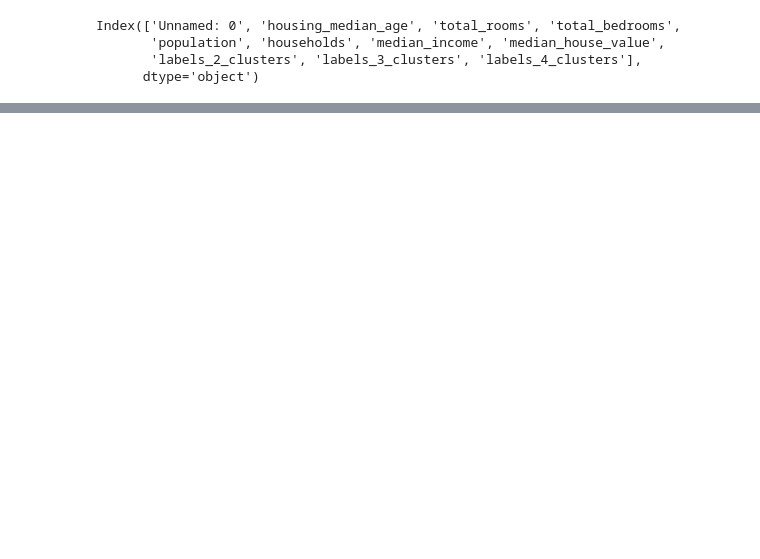
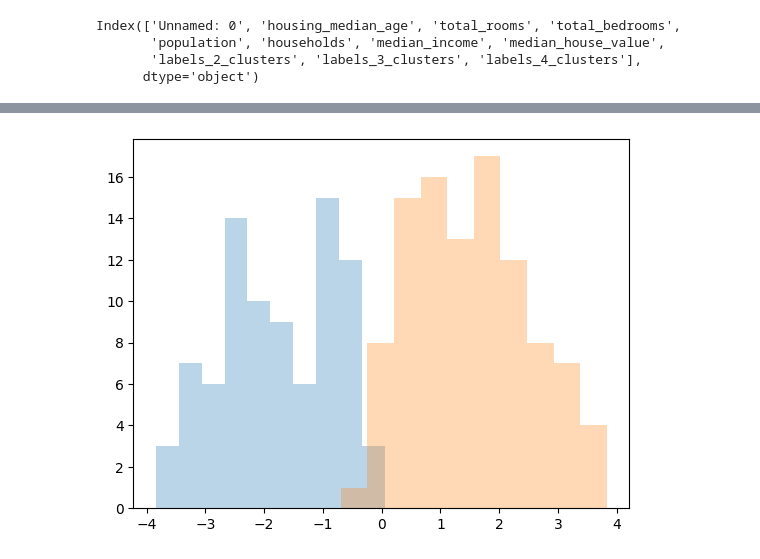
Before and after one commit to Takosaga/spring_24, a Jupyter notebook: data_mining/lab4/lab4.ipynb, the cells around one changed output, grey strips where cells are left out. Saved outputs shown, nothing was run; the diff lists cells and outputs as text; code cells hidden in the pictures; blank space fills up the shorter version.

```diff
--- a/data_mining/lab4/lab4.ipynb
+++ b/data_mining/lab4/lab4.ipynb
@@ -36,0 +245,6 @@ Index(['Unnamed: 0', 'housing_median_age', 'total_rooms', 'total_bedrooms',
+# %%
+n=len(np.unique(y_Train_array))
+for i in range(0,n):
+    plt.hist(X_Train_array_t[y_Train_array==i,0],10, alpha=0.3)
+# %% [output]
+[figure, added]
```
Also changed, not shown: parts of 45 cells of this notebook.
